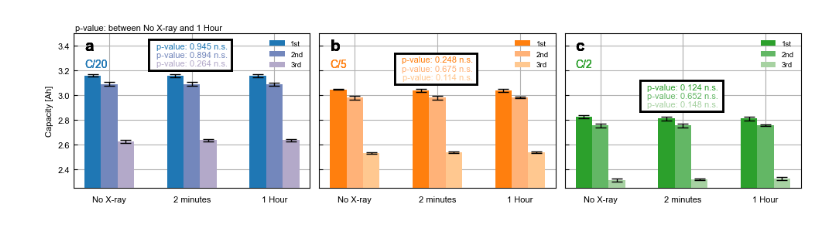
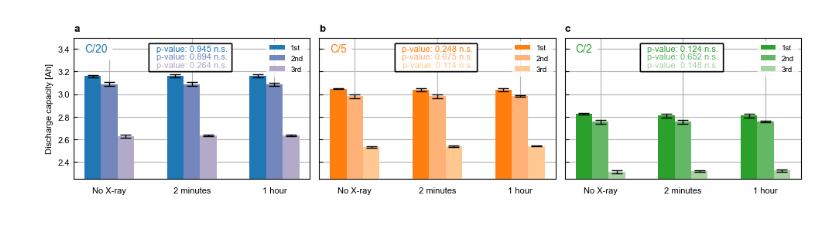
Before and after one commit to jinhongm-umich/X-ray-influence, a Jupyter notebook: Clean Fig3 Quant. comp. 1st&2nd&3rd RPT.ipynb, the cells around one changed output. Drawn from its saved outputs; the diff is of its cells as text; code cells hidden in the pictures.

Commit message:
Figure cleanup

```diff
--- a/Clean Fig3 Quant. comp. 1st&2nd&3rd RPT.ipynb
+++ b/Clean Fig3 Quant. comp. 1st&2nd&3rd RPT.ipynb
@@ -30,7 +30,7 @@ rcParams['ps.fonttype'] = 42
 
 rcParams['lines.markersize'] = 5
 rcParams['legend.fontsize'] = 7
-rcParams['legend.frameon'] = False
+#rcParams['legend.frameon'] = False
 rcParams['xtick.bottom'] = False
 rcParams['ytick.direction'] = 'in'
 # %%
@@ -47,7 +47,7 @@ df = pd.read_excel(file_path)
 
 # 데이터를 c-rate, group 별로 나누기
 c_rates = ['C/20', 'C/5', 'C/2']
-groups = ['No X-ray', '2 minutes', '1 Hour']
+groups = ['No X-ray', '2 minutes', '1 hour']
 
 # 색상 스킴
 colors_1st = ['#1f77b4', '#ff7f0e', '#2ca02c']
@@ -70,11 +70,11 @@ for i, c_rate in enumerate(c_rates):
 
     axes[i].grid()  # 그리드 설정
 
-    rect = patches.Rectangle((0.68, 3.2), 1, 0.25, linewidth=2, edgecolor='k', facecolor='white', zorder=2)
+    rect = patches.Rectangle((0.68, 3.2), 1, 0.25, linewidth=1, edgecolor='k', facecolor='white', zorder=2)
     axes[0].add_patch(rect)
-    rect = patches.Rectangle((0.68, 3.09), 1, 0.25, linewidth=2, edgecolor='k', facecolor='white', zorder=2)
+    rect = patches.Rectangle((0.68, 3.2), 1, 0.25, linewidth=1, edgecolor='k', facecolor='white', zorder=2)
     axes[1].add_patch(rect)
-    rect = patches.Rectangle((0.68, 2.87), 1, 0.25, linewidth=2, edgecolor='k', facecolor='white', zorder=2)
+    rect = patches.Rectangle((0.68, 3.2), 1, 0.25, linewidth=1, edgecolor='k', facecolor='white', zorder=2)
     axes[2].add_patch(rect)
 
     bars_1st = axes[i].bar(indices, means_1st[groups], bar_width, yerr=errors_1st[groups], label='1st', color=colors_1st[i], capsize=5, zorder=3)
@@ -83,58 +83,59 @@ for i, c_rate in enumerate(c_rates):
 
     # P-value 계산하기
     no_xray_1st = subset[(subset['group'] == 'No X-ray') & (subset['order'] == '1st')]['capacity']
-    one_hour_1st = subset[(subset['group'] == '1 Hour') & (subset['order'] == '1st')]['capacity']
+    one_hour_1st = subset[(subset['group'] == '1 hour') & (subset['order'] == '1st')]['capacity']
     p_value_1st = ttest_ind(no_xray_1st, one_hour_1st).pvalue
 
     no_xray_2nd = subset[(subset['group'] == 'No X-ray') & (subset['order'] == '2nd')]['capacity']
-    one_hour_2nd = subset[(subset['group'] == '1 Hour') & (subset['order'] == '2nd')]['capacity']
+    one_hour_2nd = subset[(subset['group'] == '1 hour') & (subset['order'] == '2nd')]['capacity']
     p_value_2nd = ttest_ind(no_xray_2nd, one_hour_2nd).pvalue
 
     no_xray_3rd = subset[(subset['group'] == 'No X-ray') & (subset['order'] == '3rd')]['capacity']
-    one_hour_3rd = subset[(subset['group'] == '1 Hour') & (subset['order'] == '3rd')]['capacity']
+    one_hour_3rd = subset[(subset['group'] == '1 hour') & (subset['order'] == '3rd')]['capacity']
     p_value_3rd = ttest_ind(no_xray_3rd, one_hour_3rd).pvalue
 
     # p-value에 따라 * 추가하기
     def significance_marker(p):
         if p < 0.001:
             return '***'
         elif p < 0.01:
             return '**'
         elif p < 0.05:
             return '*'
         else:
             return 'n.s.'
 
     sig_1st = significance_marker(p_value_1st)
     sig_2nd = significance_marker(p_value_2nd)
     sig_3rd = significance_marker(p_value_3rd)
 
     # 그래프에 P-value 추가하기
-    axes[i].text(1 + bar_width, max(means_1st.max(), means_2nd.max(), means_3rd.max()) + 0.205, f'p-value: {p_value_1st:.3f} {sig_1st}', ha='center', va='bottom', color=colors_1st[i], zorder=5)
-    axes[i].text(1 + bar_width, max(means_1st.max(), means_2nd.max(), means_3rd.max()) + 0.135, f'p-value: {p_value_2nd:.3f} {sig_2nd}', ha='center', va='bottom', color=colors_2nd[i], zorder=5)
-    axes[i].text(1 + bar_width, max(means_1st.max(), means_2nd.max(), means_3rd.max()) + 0.065, f'p-value: {p_value_3rd:.3f} {sig_3rd}', ha='center', va='bottom', color=colors_3rd[i], zorder=5)
+    pos = 3.16
+    axes[i].text(1 + bar_width, pos + 0.205, f'p-value: {p_value_1st:.3f} {sig_1st}', ha='center', va='bottom', color=colors_1st[i], zorder=5)
+    axes[i].text(1 + bar_width, pos + 0.135, f'p-value: {p_value_2nd:.3f} {sig_2nd}', ha='center', va='bottom', color=colors_2nd[i], zorder=5)
+    axes[i].text(1 + bar_width, pos + 0.065, f'p-value: {p_value_3rd:.3f} {sig_3rd}', ha='center', va='bottom', color=colors_3rd[i], zorder=5)
 
     axes[i].set_xticks(indices + bar_width)
     axes[i].set_xticklabels(groups)
     axes[i].set_ylim([2.25, 3.5])  # y축 범위 설정
 
-    axes[i].legend()
+    axes[i].legend(edgecolor="white")
     if i == 0:
-        axes[i].set_ylabel('Capacity [Ah]')
+        axes[i].set_ylabel('Discharge capacity [Ah]')
 
 # 그래프 왼쪽 상단에 설명 텍스트 추가
-    axes[0].text(-0.1, 3.4, 'a', fontsize=15, fontweight='bold', ha='left', va='center')
-    axes[1].text(-0.1, 3.4, 'b', fontsize=15, fontweight='bold', ha='left', va='center')
-    axes[2].text(-0.1, 3.4, 'c', fontsize=15, fontweight='bold', ha='left', va='center')
+axes[0].set_title('a', fontweight='bold', loc='left')
+axes[1].set_title('b', fontweight='bold', loc='left')
+axes[2].set_title('c', fontweight='bold', loc='left')
 
-    axes[0].text(-0.1, 3.25, 'C/20', color= '#1f77b4', fontsize=10, ha='left', va='center')
-    axes[1].text(-0.1, 3.25, 'C/5', color= '#ff7f0e', fontsize=10, ha='left', va='center')
-    axes[2].text(-0.1, 3.25, 'C/2', color= '#2ca02c', fontsize=10, ha='left', va='center')
-plt.figtext(0.05, 1.0, 'p-value: between No X-ray and 1 Hour', fontsize=8, ha='left', va='top')
+axes[0].text(-0.1, 3.4, 'C/20', color= '#1f77b4', fontsize=10, ha='left', va='center', bbox=dict(facecolor='white', edgecolor='white'))
+axes[1].text(-0.1, 3.4, 'C/5', color= '#ff7f0e', fontsize=10, ha='left', va='center', bbox=dict(facecolor='white', edgecolor='white'))
+axes[2].text(-0.1, 3.4, 'C/2', color= '#2ca02c', fontsize=10, ha='left', va='center', bbox=dict(facecolor='white', edgecolor='white'))
+#axes[2].text(-0.1, 3.0, 'p-value: between No X-ray and 1 hour', fontsize=8, ha='left', va='bottom')
+
+plt.tight_layout()
 
 plt.savefig("fig3.pdf", dpi=300, bbox_inches="tight", format="pdf")
-
-plt.tight_layout()
 plt.show()
 # %% [output]
-[figure, old version]
+[figure, new version]
```
Also changed, not shown: 12 other files.
